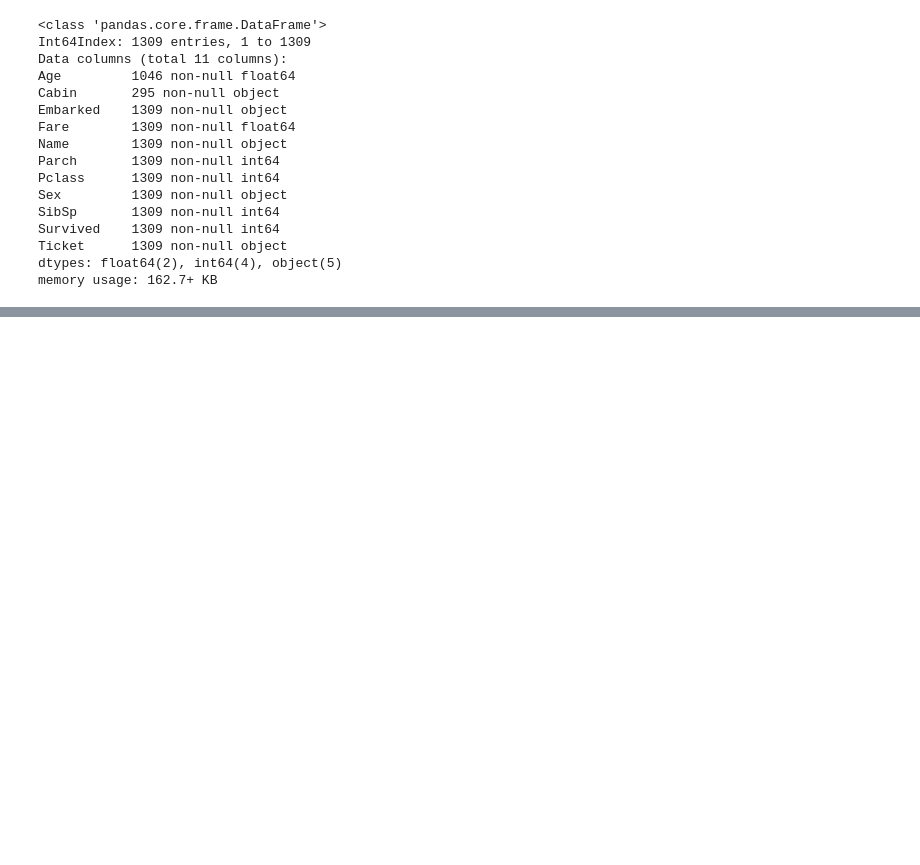
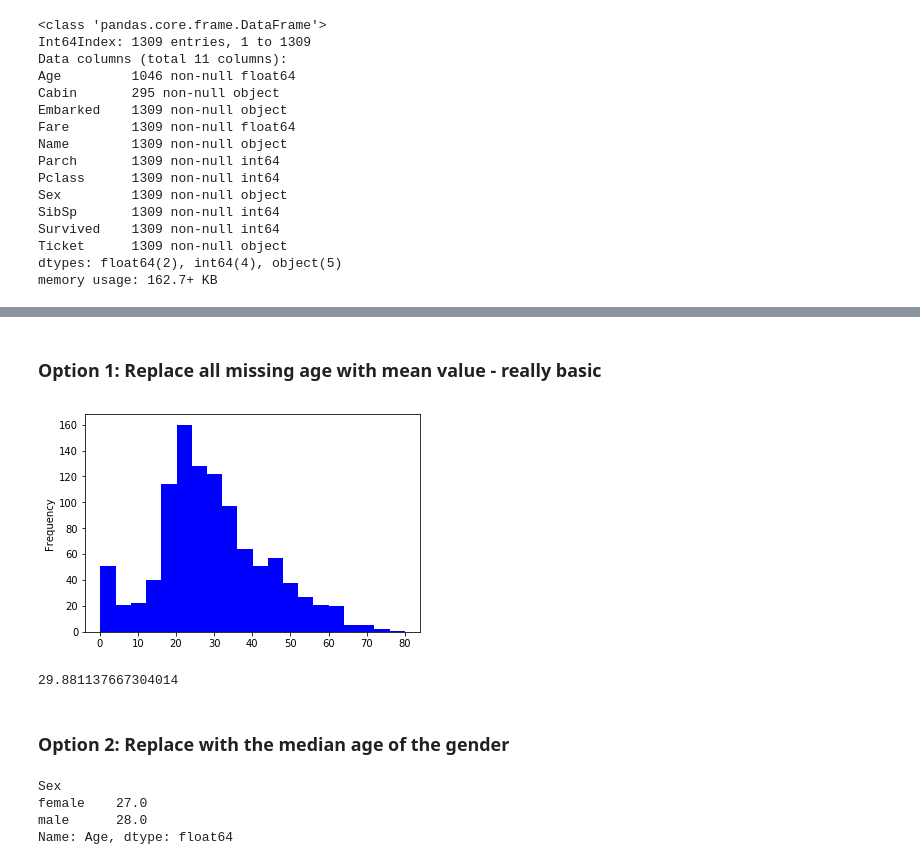
Before and after one commit to graemerenfrew/titanic, a Jupyter notebook: notebooks/2.0-ak-exploring-processing-data.ipynb, the cells around one changed output, grey strips where cells are left out. Cells and saved outputs as stored; diff of their text form; code cells hidden in the pictures; blank space fills up the shorter version.

```diff
--- a/notebooks/2.0-ak-exploring-processing-data.ipynb
+++ b/notebooks/2.0-ak-exploring-processing-data.ipynb
@@ -785,0 +813,13 @@ memory usage: 162.7+ KB
+# %% [markdown]
+### Option 1: Replace all missing age with mean value - really basic
+# %%
+# let's explore this distribution of age before we go and replace data.  We don't want to be unduly
+# affected by extremes
+df.Age.plot(kind='hist', bins=20, color='b');
+# %% [output]
+[figure, added]
+# %%
+# so let's get the mean
+df.Age.mean()
+# %% [output]
+29.881137667304014
@@ -785,0 +830,10 @@ memory usage: 162.7+ KB
+# %% [markdown]
+### Option 2: Replace with the median age of the gender
+# %%
+# Find the median for each gender
+df.groupby('Sex').Age.median()
+# %% [output]
+Sex
+female    27.0
+male      28.0
+Name: Age, dtype: float64
```
Also changed, not shown: parts of 19 cells of this notebook.
